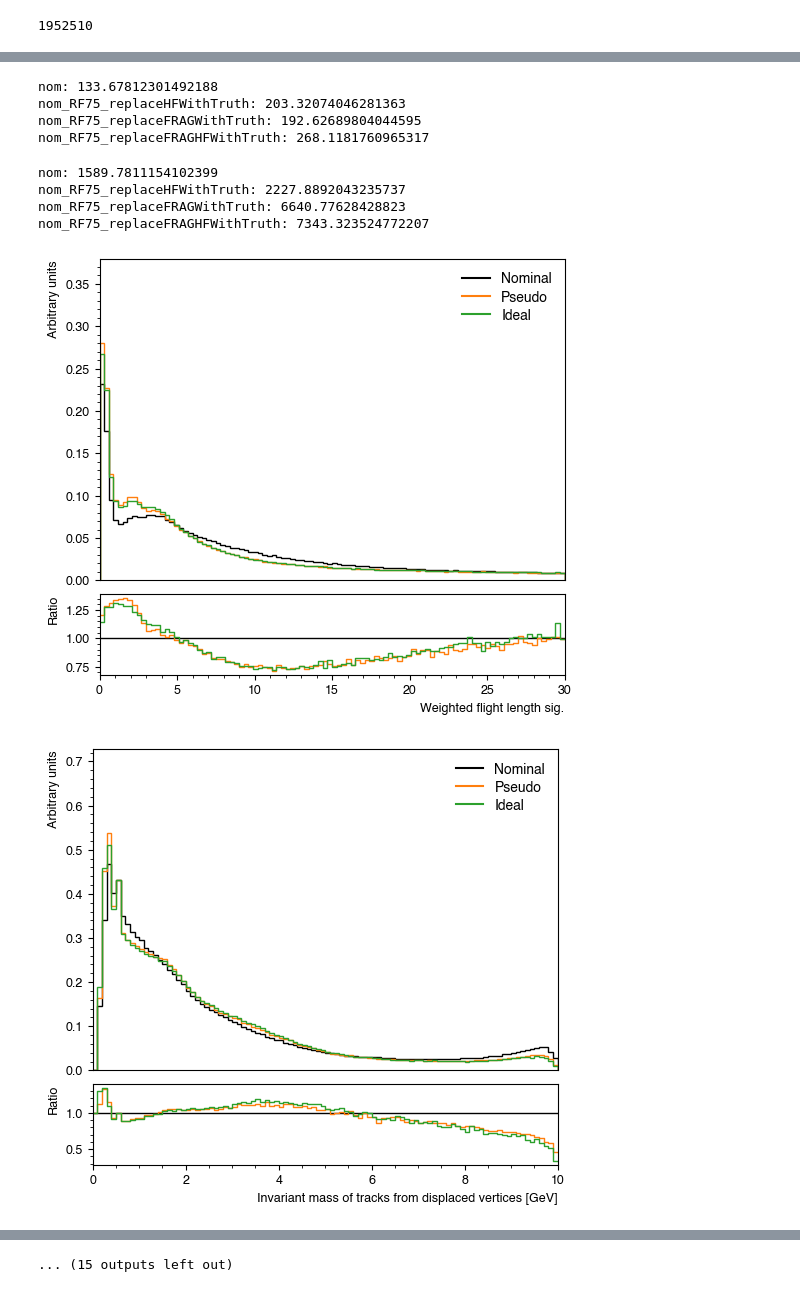
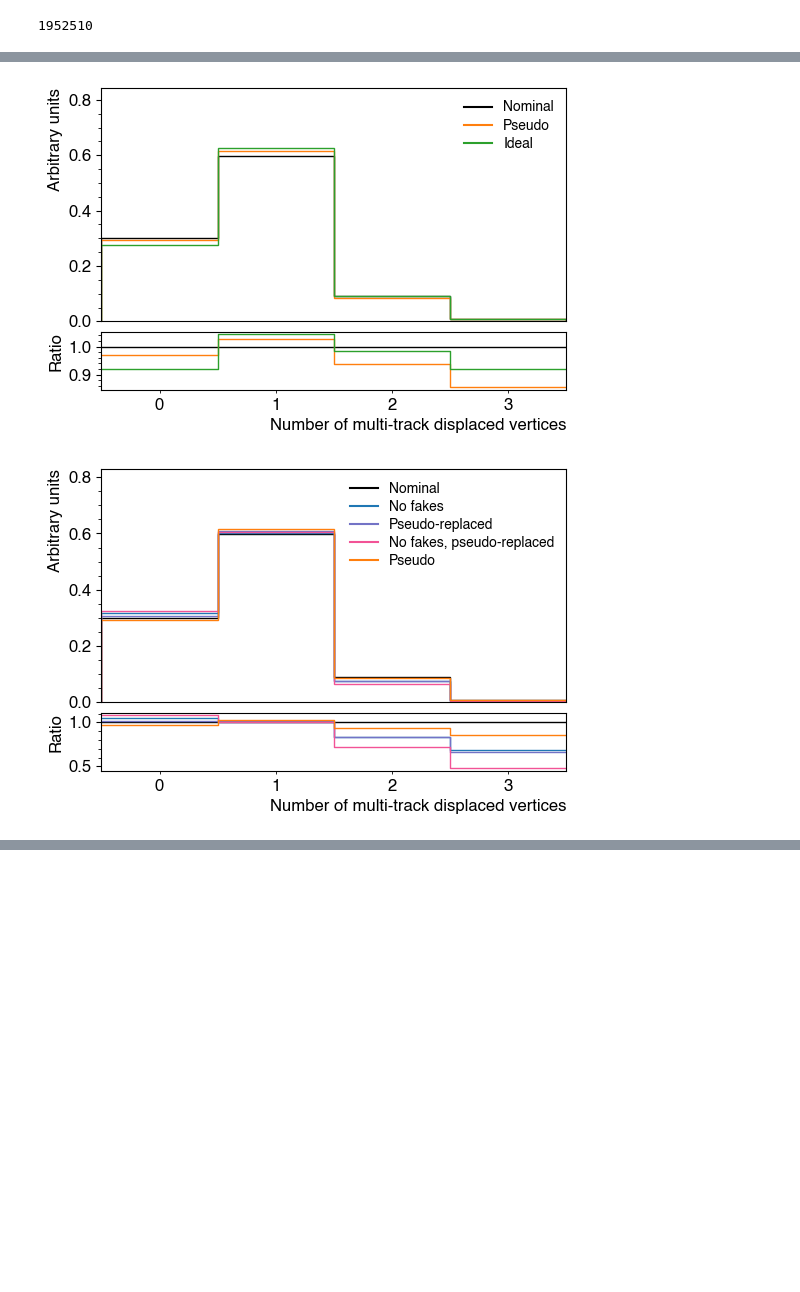
Before and after one commit to ava-lee/TrackingAnalysis, a Jupyter notebook: plotJF.ipynb, the cells around one changed output, grey strips where cells are left out. Saved outputs shown, nothing was run; the diff lists cells and outputs as text; code cells hidden in the pictures; blank space fills up the shorter version.

```diff
--- a/plotJF.ipynb
+++ b/plotJF.ipynb
@@ -34,3 +12,25 @@ for track in tracks:
+# %%
+### Convert from dict to df
+tracks = ['nom', 'pseudo', 'ideal', 'nom_RF75', 'nom_RF75_replaceFRAGHFWithTruth',
+         'nom_RF75_replaceFRAGWithTruth', 'nom_RF75_replaceHFWithTruth',
+         'nom_RF75_replaceWithTruth', 'nom_replaceFRAGHFWithTruth',
+         'nom_replaceFRAGWithTruth', 'nom_replaceWithTruth', 'nom_replaceHFWithTruth']
+sample='427080_Zprime'
+in_dir = 'dicts'
+out_dir = 'dataFrames'
+if not (os.path.isdir(out_dir)): os.makedirs(out_dir)
+
+
+for track in tracks:
+    filename = f'{in_dir}/{sample}_{track}_jetVars.pickle'
+    with open(filename, 'rb') as handle:
+        jetDict = pickle.load(handle)
+    df = pd.DataFrame.from_dict(jetDict)
+    df['jet_jf_m'] = df['jet_jf_m']/1000
+
+    out_filename = f'{out_dir}/{sample}_{track}.pickle'
+    with open(out_filename, 'wb') as handle:
+        pickle.dump(df, handle, protocol=pickle.HIGHEST_PROTOCOL)
 # %%
 with open(f'{out_dir}/427080_Zprime_nom.pickle', 'rb') as handle:
     df = pickle.load(handle)
@@ -309,9 +309,9 @@ track_lists = [
 ]
 
 jet_vars = {
-            'jet_jf_sig3d': [0, 30, 100, "Weighted flight length sig."],
-            'jet_jf_m': [0, 10, 100, 'Invariant mass of tracks from displaced vertices [GeV]'],
-            'jet_jf_efc': [0, 1, 100, 'Energy fraction'],
+            #'jet_jf_sig3d': [0, 30, 100, "Weighted flight length sig."],
+            #'jet_jf_m': [0, 10, 100, 'Invariant mass of tracks from displaced vertices [GeV]'],
+            #'jet_jf_efc': [0, 1, 100, 'Energy fraction'],
             'jet_jf_nvtx': [0, 4, 4, "Number of multi-track displaced vertices"],
         }
 
@@ -324,6 +324,6 @@ for tracks in track_lists:
     for var in jet_vars.items():
         JFPlots(tracks, var[0], var[1]).plot_vars()
 
-    JFPlots(tracks, 'c-rej', roc_vars['c-rej'], r'$c$-jet rejection').plot_rocs()
-    JFPlots(tracks, 'l-rej', roc_vars['l-rej'], r'$light$-jet rejection').plot_rocs()
+    #JFPlots(tracks, 'c-rej', roc_vars['c-rej'], r'$c$-jet rejection').plot_rocs()
+    #JFPlots(tracks, 'l-rej', roc_vars['l-rej'], r'$light$-jet rejection').plot_rocs()
 # %% [output]
@@ -347,10 +330,2 @@ nom_replaceFRAGHFWithTruth: 5180.340244420255
-nom: 133.67812301492188
-nom_RF75_replaceHFWithTruth: 203.32074046281363
-nom_RF75_replaceFRAGWithTruth: 192.62689804044595
-nom_RF75_replaceFRAGHFWithTruth: 268.1181760965317
-nom: 1589.7811154102399
-nom_RF75_replaceHFWithTruth: 2227.8892043235737
-nom_RF75_replaceFRAGWithTruth: 6640.77628428823
-nom_RF75_replaceFRAGHFWithTruth: 7343.323524772207
-[figure, old version]
+[figure, new version]
-[figure, old version]
+[figure, new version]
@@ -364,4 +332,3 @@ nom_RF75_replaceFRAGHFWithTruth: 7343.323524772207
-... (15 outputs left out)
 # %%
 track_lists = [
     [['nom', 'nom_replaceHFWithTruth', 'nom_replaceFRAGWithTruth', 'nom_replaceFRAGHFWithTruth'], "With fakes"],
```
Also changed, not shown: parts of 2 cells of this notebook, 2 other files.
